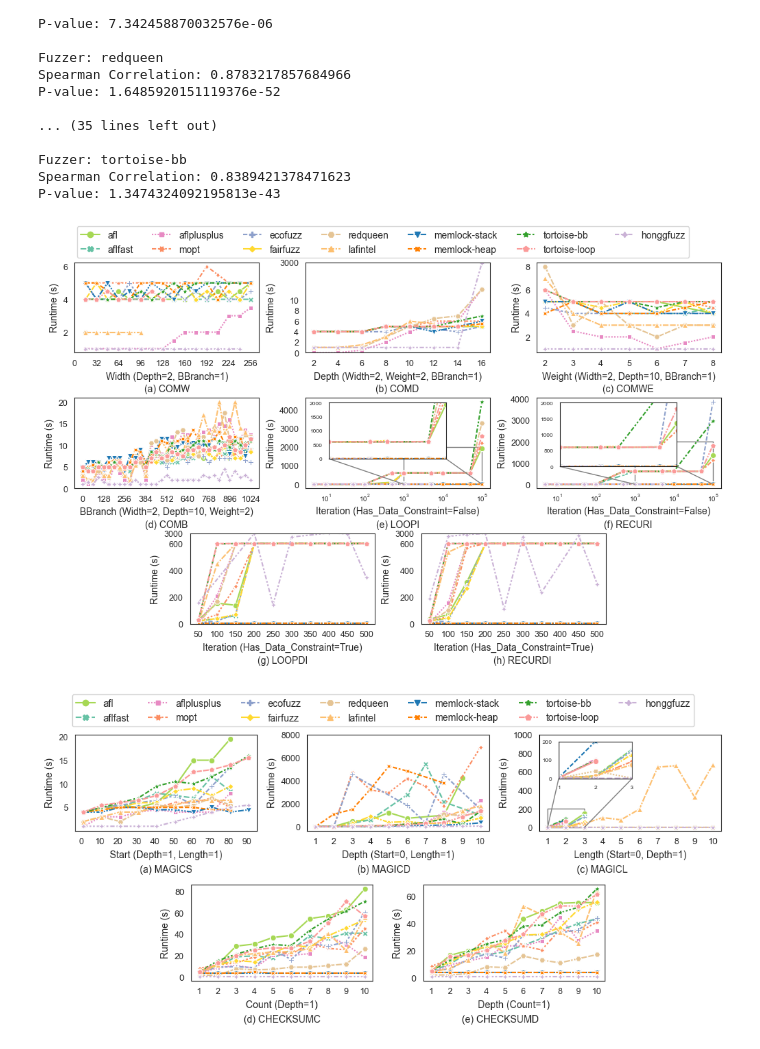
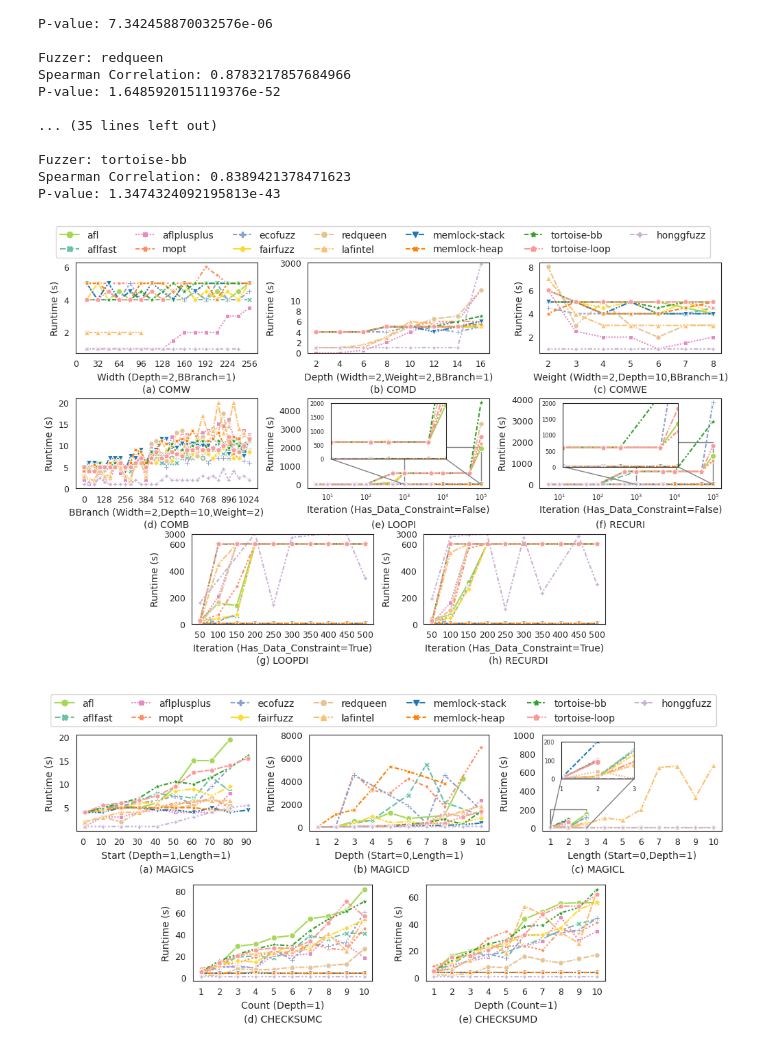
Before and after one commit to UTD-FAST-Lab/Featured-Bench-Artifacts, a Jupyter notebook: code/experiments/analyze.ipynb, the cells around one changed output. Drawn from its saved outputs; the diff is of its cells as text; code cells hidden in the pictures.

```diff
--- a/code/experiments/analyze.ipynb
+++ b/code/experiments/analyze.ipynb
@@ -67,6 +131,8 @@ for fuzzer in data['fuzzer'].unique():
     })
 
     # Plot the heatmap
+    plt.rcParams['pdf.fonttype'] = 42
+    plt.rcParams['ps.fonttype'] = 42
     plt.figure(figsize=(4.2, 3))
     sns.heatmap(sorted_significance_numerical, annot=False, fmt='', cmap=cmap, cbar=True,
                 linewidths=0.5, linecolor='gray')
@@ -82,7 +148,7 @@ for fuzzer in data['fuzzer'].unique():
     tick_labels = [sorted_significance_numerical.index[i] for i in tick_positions]
 
     # Add labels and title
-    plt.title(fuzzer, fontsize=16)
+    # plt.title(fuzzer, fontsize=16)
     plt.xlabel("")
     plt.ylabel("")
     plt.xticks(ticks=tick_positions, labels=tick_labels, rotation=45, fontsize=12)
@@ -233,6 +299,8 @@ ax6 = plt.subplot2grid((3, 6), (1, 4), colspan=2)
 ax7 = plt.subplot2grid((3, 6), (2, 1), colspan=2)
 ax8 = plt.subplot2grid((3, 6), (2, 3), colspan=2)
 
+plt.rcParams['pdf.fonttype'] = 42
+plt.rcParams['ps.fonttype'] = 42
 plt.subplots_adjust(wspace=0.5, hspace=0.5)
 
 ax1.tick_params(labelsize=9)
@@ -255,7 +323,7 @@ sns.lineplot(x='W', y='duration', hue='fuzzer',
              hue_order=hue_order1, ax=ax1)
 
 ax1.set_ylabel('Runtime (s)', fontsize=10)
-ax1.set_xlabel('Width (Depth=2, BBranch=1)', fontsize=10)
+ax1.set_xlabel('Width (Depth=2,BBranch=1)', fontsize=10)
 ax1.set_xticks(range(0, 257, 32))
 ax1.get_legend().remove()
 
@@ -278,7 +346,7 @@ ax2.set_ylim(0, 3000)
 ax2.set_yticks([0, 2, 4, 6, 8, 10, 3000])
 ax2.yaxis.set_major_formatter(plt.ScalarFormatter())
 
-ax2.set_xlabel('Depth (Width=2, Weight=2, BBranch=1)', fontsize=10)
+ax2.set_xlabel('Depth (Width=2,Weight=2,BBranch=1)', fontsize=10)
 ax2.set_ylabel('Runtime (s)', fontsize=10)
 ax2.set_xticks(range(2, 17, 2))
 
@@ -294,7 +362,7 @@ sns.lineplot(x='W', y='duration', hue='fuzzer',
              hue_order=hue_order1, ax=ax3, legend=False)
 
 ax3.set_ylabel('Runtime (s)', fontsize=10)
-ax3.set_xlabel('Weight (Width=2, Depth=10, BBranch=1)', fontsize=10)
+ax3.set_xlabel('Weight (Width=2,Depth=10,BBranch=1)', fontsize=10)
 
 filtered_data4 = pd.read_csv('../../data/results/COMB.csv')
 filtered_data4 = filtered_data4[filtered_data4['fuzzer'].isin(hue_order1)]
@@ -307,7 +375,7 @@ sns.lineplot(x='B', y='duration', hue='fuzzer',
              hue_order=hue_order1, ax=ax4, legend=False)
 
 ax4.set_ylabel('Runtime (s)', fontsize=10)
-ax4.set_xlabel('BBranch (Width=2, Depth=10, Weight=2)', fontsize=10)
+ax4.set_xlabel('BBranch (Width=2,Depth=10,Weight=2)', fontsize=10)
 ax4.set_xticks(range(0, 1025, 128))
 ax4.set_yticks([0, 5, 10, 15, 20])
 
@@ -406,35 +474,35 @@ filtered_data8 = pd.read_csv('../../data/results/RECURDI.csv')
 filtered_data8 = filtered_data8[filtered_data8['fuzzer'].isin(hue_order1)]
 
 median_data8 = filtered_data8.groupby(['fuzzer', 'I'], as_index=False)['duration'].median()
 
 sns.lineplot(x='I', y='duration', hue='fuzzer',
              data=median_data8, palette=color_mapping,
              errorbar=None, markers=True, style='fuzzer',
              hue_order=hue_order1, ax=ax8, legend=False)
 
 ax8.set_yscale('symlog', linthresh=600, linscale=5)
 ax8.set_ylim(0, 3000)
 ax8.set_yticks([0, 200, 400, 600, 3000])
 ax8.yaxis.set_major_formatter(plt.ScalarFormatter())
 
 ax8.set_ylabel('Runtime (s)', fontsize=10)
 ax8.set_xlabel('Iteration (Has_Data_Constraint=True)', fontsize=10)
 ax8.set_xticks(range(50, 501, 50))
 
 ax1.text(0.5, -0.35, "(a) COMW", ha='center', va='top', transform=ax1.transAxes, fontsize=10)
 ax2.text(1.75, -0.35, "(b) COMD", ha='center', va='top', transform=ax1.transAxes, fontsize=10)
 ax3.text(3, -0.35, "(c) COMWE", ha='center', va='top', transform=ax1.transAxes, fontsize=10)
 ax4.text(0.5, -0.35, "(d) COMB", ha='center', va='top', transform=ax4.transAxes, fontsize=10)
 ax5.text(1.75, -0.35, "(e) LOOPI", ha='center', va='top', transform=ax4.transAxes, fontsize=10)
 ax6.text(3, -0.35, "(f) RECURI", ha='center', va='top', transform=ax4.transAxes, fontsize=10)
 ax7.text(0.5, -0.35, "(g) LOOPDI", ha='center', va='top', transform=ax7.transAxes, fontsize=10)
 ax8.text(1.8, -0.35, "(h) RECURDI", ha='center', va='top', transform=ax7.transAxes, fontsize=10)
 
 plt.tight_layout(pad=0.5)
 os.makedirs('./reports/paper', exist_ok=True)
-plt.savefig('./reports/paper/control-flow.pdf', format='pdf', bbox_inches='tight', dpi=300)
+plt.savefig('./reports/paper/control_flow.pdf', format='pdf', bbox_inches='tight', dpi=300)
 # %% [output]
-[figure, old version]
+[figure, new version]
 # %%
 # Generate Figure 8 for Research Question 2 (RQ2) in the paper.
 color_mapping = {
@@ -480,6 +548,9 @@ ax3 = plt.subplot2grid((2, 6), (0, 4), colspan=2)
 ax4 = plt.subplot2grid((2, 6), (1, 1), colspan=2)
 ax5 = plt.subplot2grid((2, 6), (1, 3), colspan=2)
 
+plt.rcParams['pdf.fonttype'] = 42
+plt.rcParams['ps.fonttype'] = 42
+
 plt.subplots_adjust(wspace=0.5, hspace=0.5)
 
 ax1.tick_params(labelsize=9)
@@ -501,7 +572,7 @@ sns.lineplot(x='S', y='duration', hue='fuzzer',
              hue_order=hue_order1, ax=ax1)
 
 ax1.set_ylabel('Runtime (s)', fontsize=10)
-ax1.set_xlabel('Start (Depth=1, Length=1)', fontsize=10)
+ax1.set_xlabel('Start (Depth=1,Length=1)', fontsize=10)
 ax1.set_xticks(range(0, 91, 10))
 ax1.get_legend().remove()
 
@@ -521,7 +592,7 @@ sns.lineplot(x='D', y='duration', hue='fuzzer',
              hue_order=hue_order1, ax=ax2, legend=False)
 
 ax2.set_ylabel('Runtime (s)', fontsize=10)
-ax2.set_xlabel('Depth (Start=0, Length=1)', fontsize=10)
+ax2.set_xlabel('Depth (Start=0,Length=1)', fontsize=10)
 ax2.set_xticks(range(1, 11, 1))
 ax2.set_yticks(range(0, 8001, 2000))
 
@@ -541,7 +612,7 @@ ax3.set_xticks(range(1, 11, 1))
 ax3.set_yticks(range(0, 1001, 200))
 
 ax3.set_ylabel('Runtime (s)', fontsize=10)
-ax3.set_xlabel('Length (Start=0, Depth=1)', fontsize=10)
+ax3.set_xlabel('Length (Start=0,Depth=1)', fontsize=10)
 
 zoom_ax = zoomed_inset_axes(ax3, zoom=2, loc="upper left",
                             bbox_to_anchor=(0.08, 0.98),
@@ -597,6 +668,6 @@ ax5.text(1.7, -0.35, "(e) CHECKSUMD", ha='center', va='top', transform=ax4.trans
 
 plt.tight_layout()
 os.makedirs('./reports/paper', exist_ok=True)
-plt.savefig('./reports/paper/data-flow.pdf', format='pdf', bbox_inches='tight', dpi=300)
+plt.savefig('./reports/paper/data_flow.pdf', format='pdf', bbox_inches='tight', dpi=300)
 # %% [output]
-[figure, old version]
+[figure, new version]
```
Also changed, not shown: parts of 3 cells of this notebook, 23 other files.
